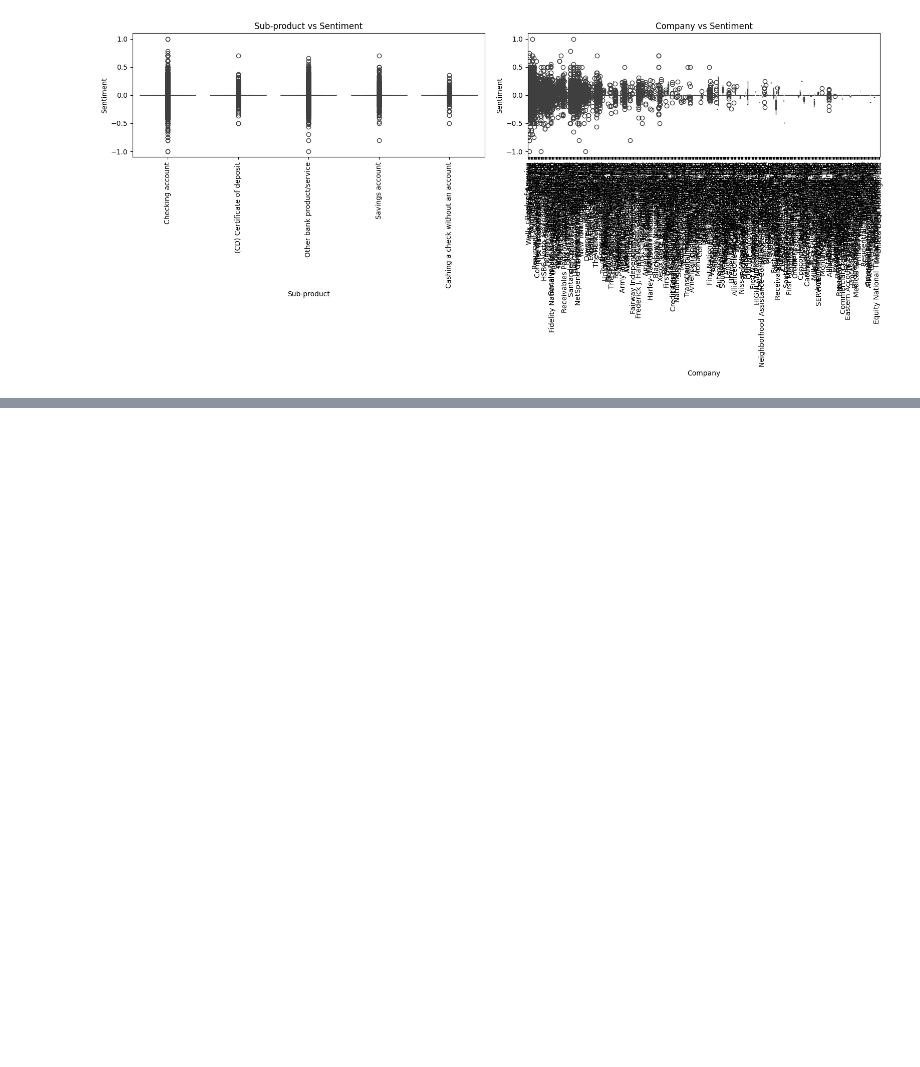
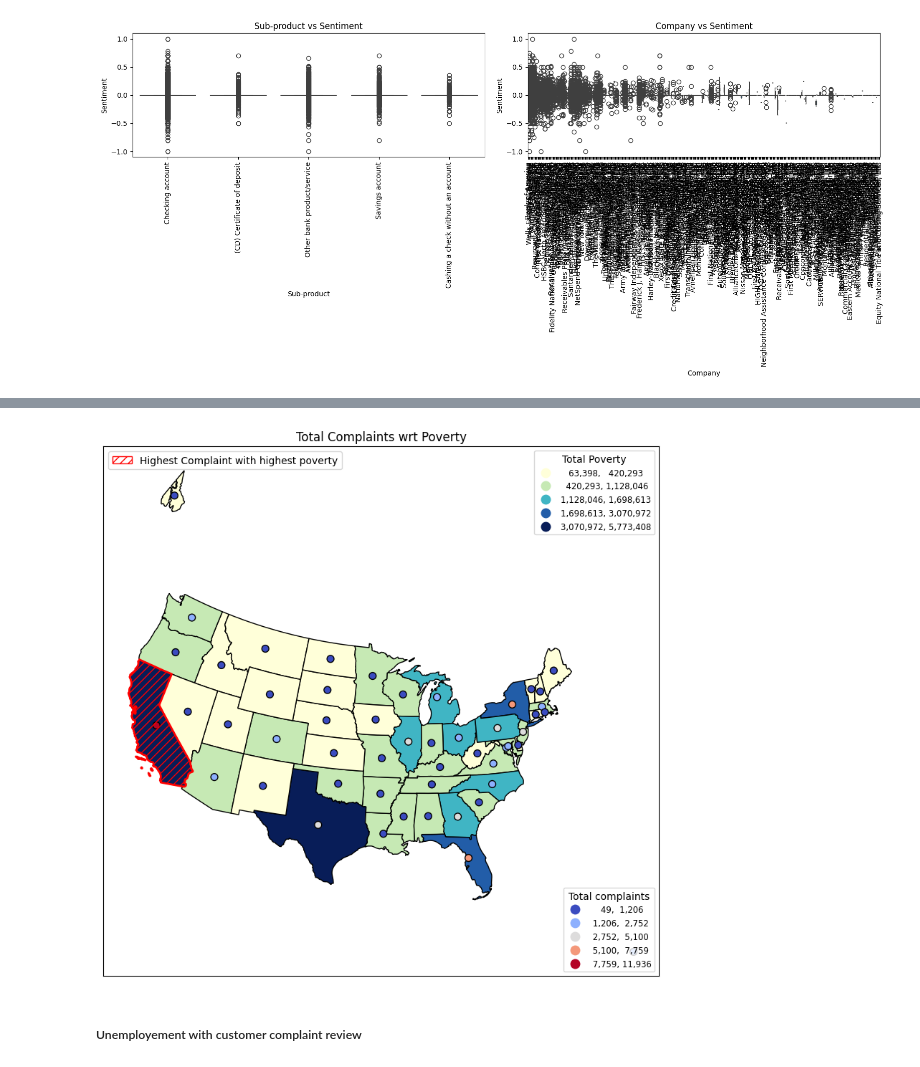
Before and after one commit to HarshGujarathi7/Data-Science-in-Finance--Independent-Study, a Jupyter notebook: Fraud_Review_visualization.ipynb, the cells around one changed output, grey strips where cells are left out. Drawn from its saved outputs; the diff is of its cells as text; code cells hidden in the pictures; blank space fills up the shorter version.

```diff
--- a/Fraud_Review_visualization.ipynb
+++ b/Fraud_Review_visualization.ipynb
@@ -206,0 +285,3 @@ WARNING:matplotlib.legend:No artists with labels found to put in legend.  Note t
+# %%
+complaint_counts =merged_customre_rev.groupby('NAME')['Issue'].count().reset_index(name='Complaint Count')
+complaint_counts
@@ -206,0 +306,3 @@ WARNING:matplotlib.legend:No artists with labels found to put in legend.  Note t
+# %%
+merged_cust_rev_new=  usa_shp.merge(complaint_counts, on='NAME', how='left')
+merged_cust_rev_new
@@ -206,0 +327,3 @@ WARNING:matplotlib.legend:No artists with labels found to put in legend.  Note t
+# %%
+merged_customre_revc = merged_cust_rev_new.copy()
+merged_customre_revc["geometry"] = merged_customre_revc["geometry"].centroid
@@ -206,0 +341,67 @@ WARNING:matplotlib.legend:No artists with labels found to put in legend.  Note t
+# %%
+review_with_poverty_cal=merged_cust_rev_new.query("NAME=='California'")
+# %%
+import matplotlib.pyplot as plt
+import matplotlib.patches as mpatches
+
+fig, ax = plt.subplots(1, figsize=(10, 14))
+
+merged_review_with_poverty.plot(
+    ax=ax,
+    column='Poverty Count',
+    legend=True,
+    cmap='YlGnBu',
+    scheme='natural_breaks',
+    k=5,
+    edgecolor='black',
+    linewidth=1,
+    legend_kwds={
+        "fmt": "{:,.0f}",
+        'loc': 'upper right',
+        'title_fontsize': 'medium',
+        'fontsize': 'small'
+    }
+)
+
+
+l1 = ax.get_legend()
+l1.set_title('Total Poverty')
+ax.set_xticks([])
+ax.set_yticks([])
+
+
+merged_customre_revc.plot(
+    ax=ax,
+    column='Complaint Count',
+    legend=True,
+    cmap='coolwarm',
+    scheme='natural_breaks',
+    k=5,
+    edgecolor='black',
+    linewidth=1,
+    markersize=50,
+    legend_kwds={
+        "fmt": "{:,.0f}",
+        'loc': 'lower right',
+        'title_fontsize': 'medium',
+        'fontsize': 'small'
+    }
+)
+
+l2 = ax.get_legend()
+l2.set_title('Total complaints')
+
+
+review_with_poverty_cal.plot(ax=ax, edgecolor='red', linewidth=2, facecolor="none", alpha=1, hatch='///')
+blue_patch = mpatches.Patch(edgecolor='red', facecolor='none', hatch='///', label='Highest Complaint with highest poverty')
+plt.legend(handles=[blue_patch], loc='upper left')
+
+ax.set_title("Total Complaints wrt Poverty")
+ax.add_artist(l1)
+ax.add_artist(l2)
+
+plt.show()
+# %% [output]
+[figure, added]
+# %% [markdown]
+##### Unemployement with customer complaint review
```
Also changed, not shown: parts of 27 cells of this notebook.
